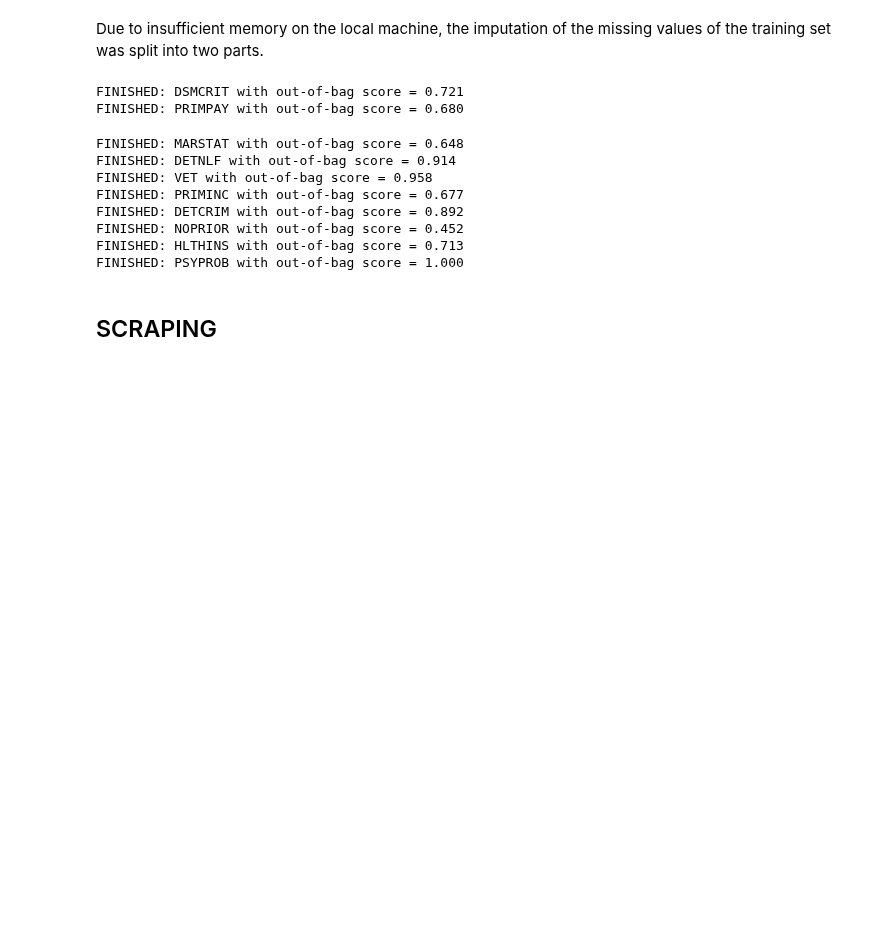
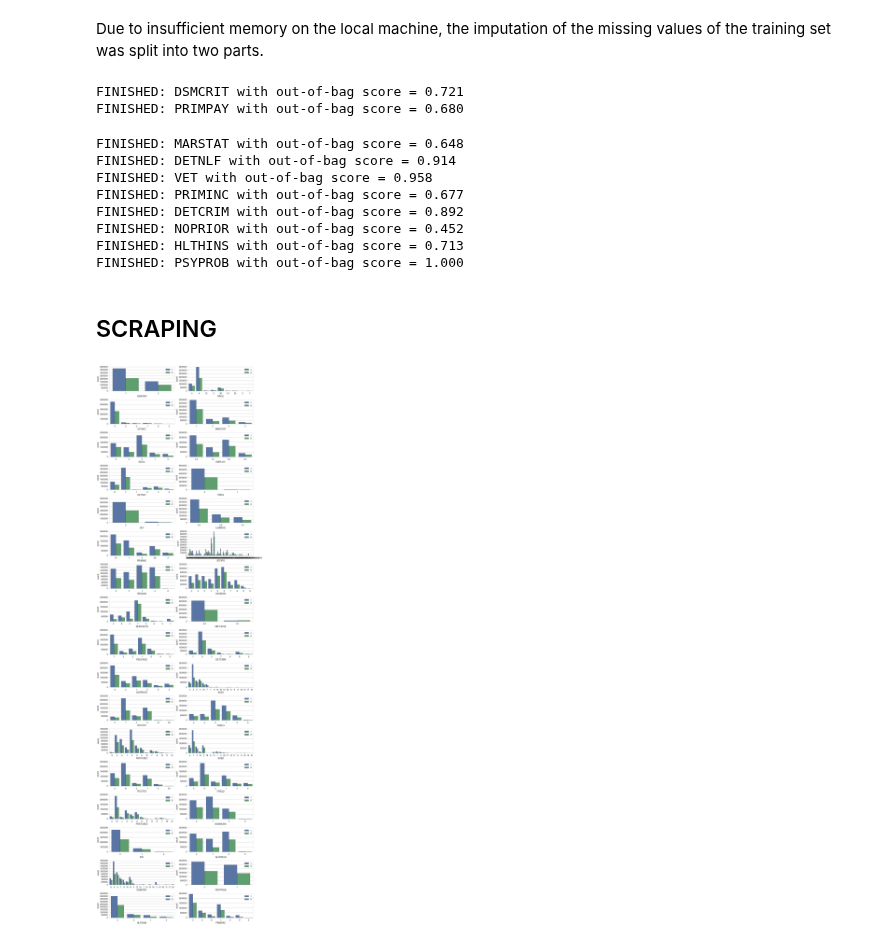
Before and after one commit to TNames/DRUG_TREATMENT_PROJECT, a Jupyter notebook: Process_Book.ipynb, the cells around one changed output. Cells and saved outputs as stored; diff of their text form; code cells hidden in the pictures; blank space fills up the shorter version.

```diff
--- a/Process_Book.ipynb
+++ b/Process_Book.ipynb
@@ -438,16 +440,38 @@ def parse_var(var, var_text):
     rows = var_text[var].find("table", attrs={"class": "table table-striped"}).find_all("tr")[1:]
     #extract the text from the row and return a tuple (code, description)
     cleaner = lambda r: (int(r[0].get_text().strip()), r[1].get_text().strip())
-    cats=[]
+    cats={}
 
     for row in rows:
         #The variable codes are followed by a blank row, when the loop hits this row, we 'break'
         #out of the loop
         try:
-            cats.append(cleaner(row.find_all("td")))
+            cat=cleaner(row.find_all("td"))
+            cats[cat[0]]=cat[1]
         except LookupError:
             break
 
     return cats
 # %%
 var_desc={var:parse_var(var,var_text) for var in scrape_vars}
+# %%
+#Add to dictionary the categories added in part 1.XXXX
+var_desc['DETNLF'][7]='N/A'
+var_desc['ROUTE1'][21]='N/A'
+var_desc['ROUTE2'][21]='N/A'
+var_desc['FREQ1'][6]='N/A'
+var_desc['FREQ2'][6]='N/A'
+var_desc['FRSTUSE1'][13]='N/A'
+var_desc['FRSTUSE2'][13]='N/A'
+var_desc['DETCRIM'][9]='N/A'
+var_desc['IDU'][2]='NO SUBSTANCES REPORTED'
+#Value was missing from website scraped
+var_desc['STFIPS'][56]='WYOMING'
+var_desc['STFIPS'][72]='PUERTO RICO'
+# %%
+#Instead of using the categorical age values, we take the mean of the time frames
+var_desc['MEAN_AGE']=dict(zip(range(1,13),[10,13,16,19,22.5,27,32,37,42,47,52,57]))
+df_i['AGE']=[var_desc['MEAN_AGE'][j] for j in df_i['AGE']]
+# %%
+#For the purposes of Tableau we will substitute some of the codes for the descriptions of variables
+df_i['STFIPS']=[var_desc['STFIPS'][j] for j in df_i['STFIPS']]
@@ -454,3 +483,23 @@ var_desc={var:parse_var(var,var_text) for var in scrape_vars}
+# %%
+to_plot=['GENDER','RACE','ETHNIC','MARSTAT','EDUC','EMPLOY','DETNLF','PREG','VET','LIVARAG',
+          'PRIMINC','STFIPS','REGION','DIVISION','SERVSETD','METHUSE','PSOURCE','DETCRIM','NOPRIOR',
+          'SUB1','ROUTE1','FREQ1','FRSTUSE1','SUB2','ROUTE2','FREQ2','FRSTUSE2','NUMSUBS','IDU',
+          'ALCDRUG','DSMCRIT','PSYPROB','HLTHINS','PRIMPAY']
+palette = sns.color_palette()
+fig, axes = plt.subplots(nrows=17, ncols=2, figsize=(18, 60),
+                         tight_layout=True)
+
+#Loop through all non-indicator features
+for ax, col in zip(axes.ravel(), to_plot):
+    sns.countplot(x=col, hue='RESPONSE', data=df_i, palette=palette,
+                  saturation=0.75, ax=ax)
+    #order=var_desc[col].keys()
+    #ax.set_xticks(var_desc[col].keys())
+    #ax.set_yticklabels(var_desc[col].values())
+    #, rotation=45
+    ax.legend()
+# %% [output]
+[figure, added]
 # %%
 from scipy.stats.stats import pearsonr
 correlations=[]
```
Also changed, not shown: parts of 3 cells of this notebook.
